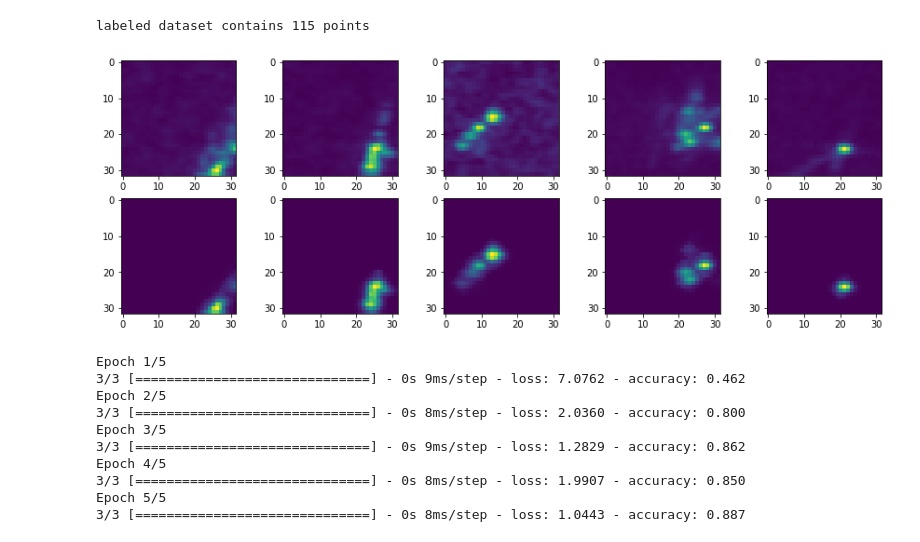
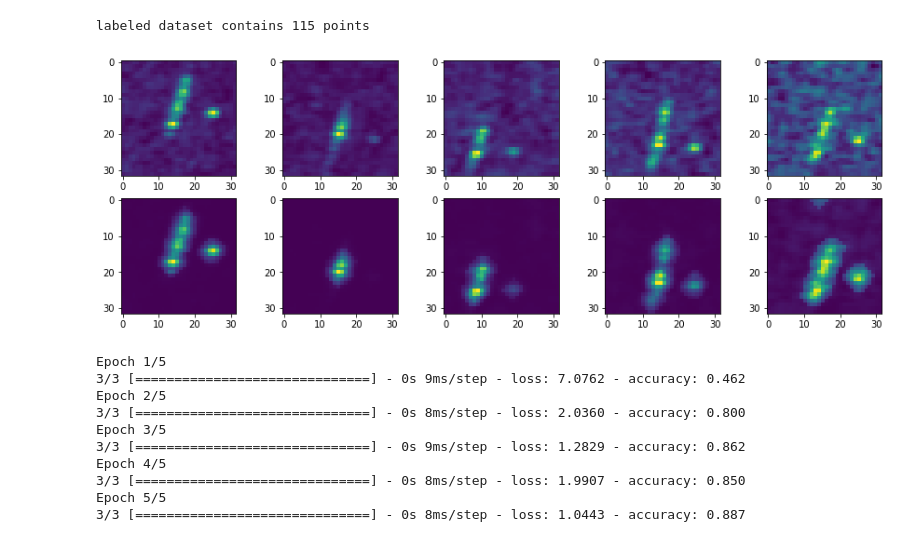
Before and after one commit to aelbrecht/cs-windmill, a Jupyter notebook: denoise_example.ipynb, the cells around one changed output. Drawn from its saved outputs; the diff is of its cells as text; code cells hidden in the pictures.

```diff
--- a/denoise_example.ipynb
+++ b/denoise_example.ipynb
@@ -27,34 +27,34 @@ def get_satellite_raw_uint8(coord):
 # %%
 from matplotlib import pyplot as plt
 from cv2 import cv2 as cv
 
 f, axarr = plt.subplots(2, 5)
 plt.rcParams['figure.figsize'] = [15, 5]
 
 kernel1 = np.ones((3, 3), np.float32) / 25
 kernel2 = cv.getStructuringElement(cv.MORPH_ELLIPSE, (3, 3))
 
 
 def remove_noise_satellite(img):
     mask = img / 16
     mask = np.power(mask, 2)
     mask = cv.filter2D(mask, -1, kernel1)
     avg_val = np.average(mask) + 10
     mask[mask < avg_val] = np.multiply(mask[mask < avg_val], 0.5)
     mask = cv.dilate(mask, kernel2, iterations=2)
     img = np.copy(img) * mask.astype(np.float32)
     img *= 255.0 / img.max()
     return img
 
 
 for i in range(5):
-    im_pre = get_satellite_raw_uint8(labeled_coords[20 + i])
+    im_pre = get_satellite_raw_uint8(labeled_coords[75 + i])
 
     im = remove_noise_satellite(im_pre)
     axarr[0, i].imshow(im_pre)
     axarr[1, i].imshow(im)
 # %% [output]
-[figure, old version]
+[figure, new version]
 # %%
 def get_filtered_satellite_float32(coord):
     img = get_satellite_raw_uint8(coord)
```
